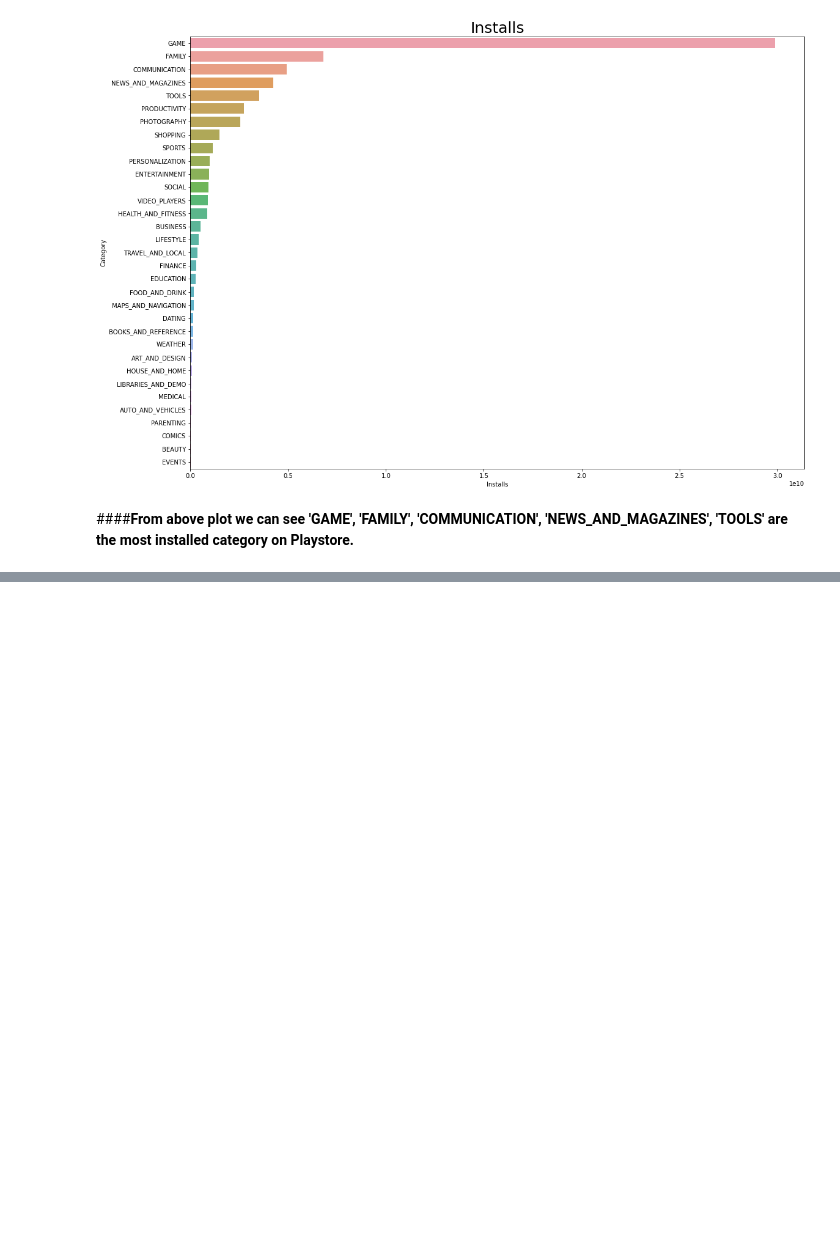
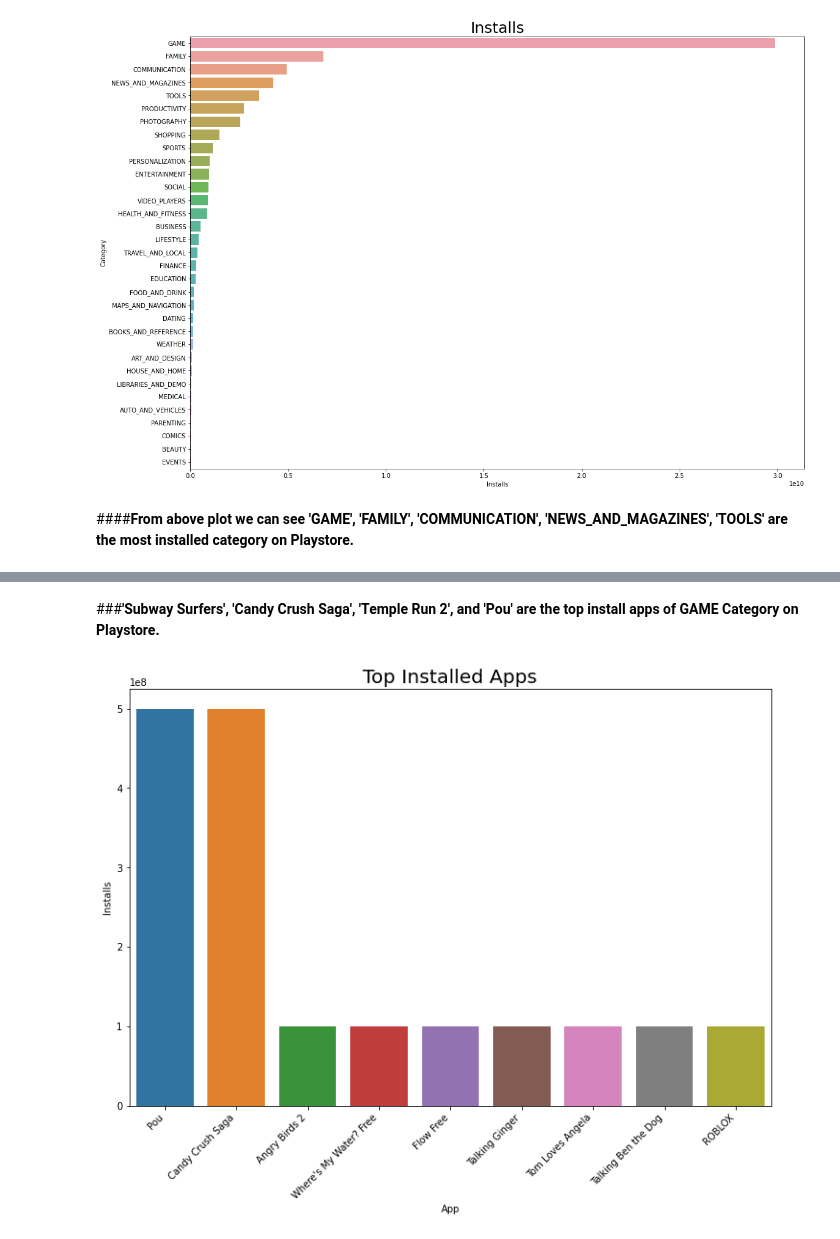
Before and after one commit to lawish/EDA_Team_notebook, a Jupyter notebook: EDA_Team_notebook_Capstone_Project.ipynb, the cells around one changed output, grey strips where cells are left out. Drawn from its saved outputs; the diff is of its cells as text; code cells hidden in the pictures; blank space fills up the shorter version.

```diff
--- a/EDA_Team_notebook_Capstone_Project.ipynb
+++ b/EDA_Team_notebook_Capstone_Project.ipynb
@@ -431,0 +451,7 @@ graph.set_title("Installs", fontsize = 25);
+# %% [markdown]
+###**'Subway Surfers', 'Candy Crush Saga', 'Temple Run 2', and 'Pou' are the top install apps of GAME Category on Playstore.**
+# %%
+# Top apps for Family Category
+top_apps_in_category('FAMILY')
+# %% [output]
+[figure, added]
```
Also changed, not shown: parts of 10 cells of this notebook.
